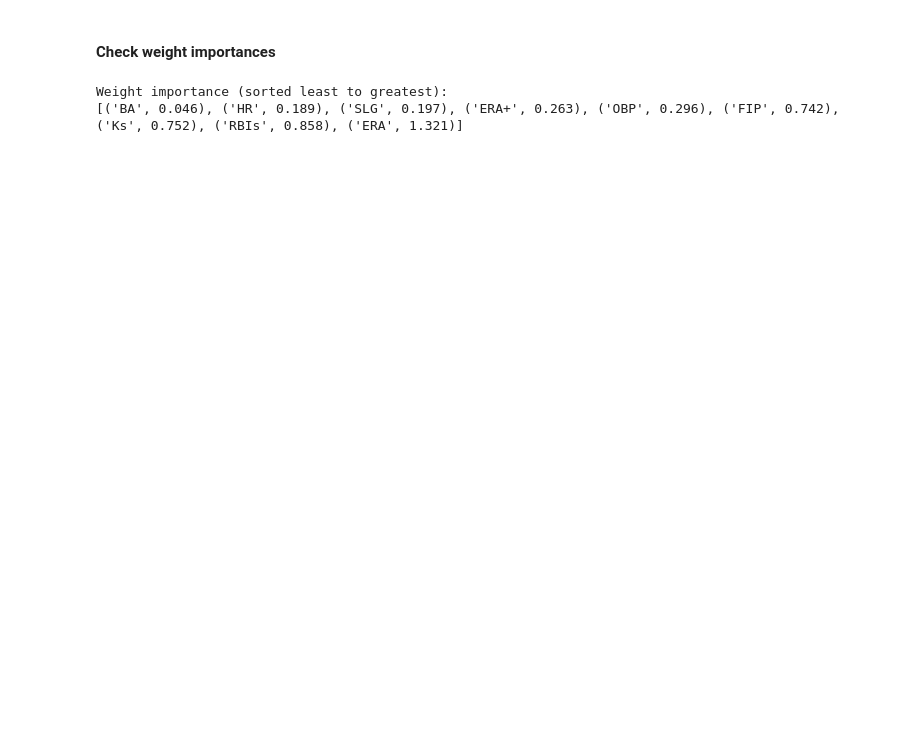
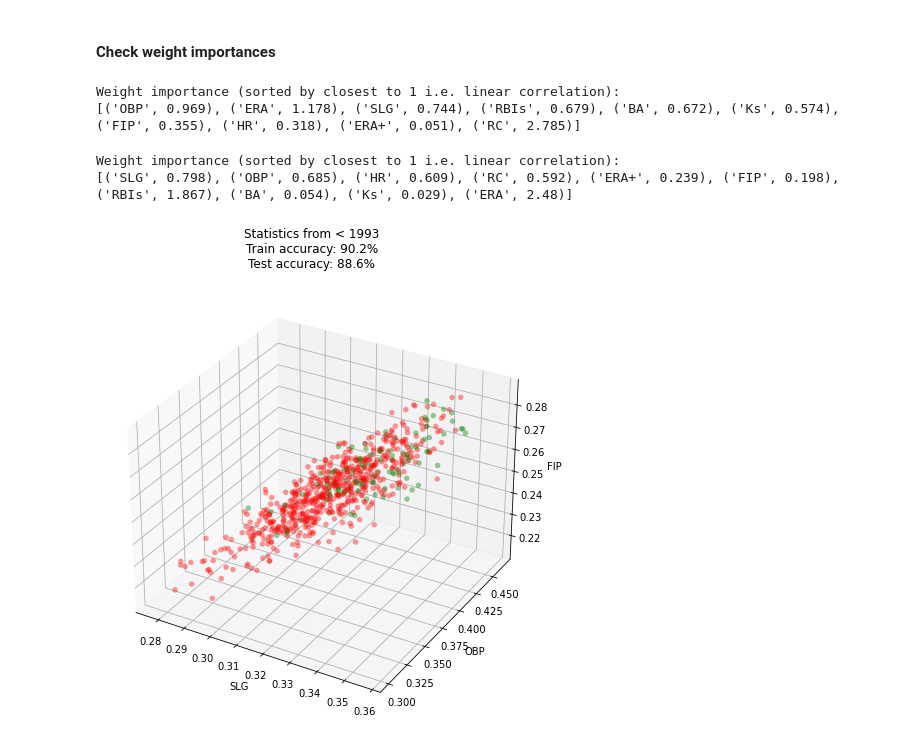
Before and after one commit to rohannakra/Moneyball-Data-Analysis, a Jupyter notebook: all_stats_simulation.ipynb, the cells around one changed output. Cells and saved outputs as stored; diff of their text form; code cells hidden in the pictures; blank space fills up the shorter version.

```diff
--- a/all_stats_simulation.ipynb
+++ b/all_stats_simulation.ipynb
@@ -103,14 +105,19 @@ Testing Accuracy: 72.83%
 # %% [markdown]
 #### Check weight importances
-# %%
-weights = model.coef_[0]
-features = ['OBP', 'SLG', 'BA', 'ERA', 'ERA+', 'FIP', 'Ks', 'HR', 'RBIs']
-
-features_plus_weights = [(feature, abs(round(weight, 3))) for feature, weight in zip(features, weights)]
-features_plus_weights = sorted(features_plus_weights, key=lambda i: i[1])
-
-print('\nWeight importance (sorted least to greatest):')
-print(features_plus_weights)
-# %% [output]
-Weight importance (sorted least to greatest):
-[('BA', 0.046), ('HR', 0.189), ('SLG', 0.197), ('ERA+', 0.263), ('OBP', 0.296), ('FIP', 0.742), ('Ks', 0.752), ('RBIs', 0.858), ('ERA', 1.321)]
+# %%
+def get_variable_weights(weights, feautres):
+    weights = [abs(round(weight, 3)) for weight in weights]
+    features_plus_weights = [(feature,  weight) for feature, weight in zip(features, weights)]
+    features_plus_weights = sorted(features_plus_weights, key=lambda i: abs(i[1]-1))
+
+    print('\nWeight importance (sorted by closest to 1 i.e. linear correlation):')
+    print(features_plus_weights)
+
+
+weights = model.coef_[0]
+features = ['OBP', 'SLG', 'BA', 'ERA', 'ERA+', 'FIP', 'Ks', 'HR', 'RBIs', 'RC']
+
+get_variable_weights(weights, features)
+# %% [output]
+Weight importance (sorted by closest to 1 i.e. linear correlation):
+[('OBP', 0.969), ('ERA', 1.178), ('SLG', 0.744), ('RBIs', 0.679), ('BA', 0.672), ('Ks', 0.574), ('FIP', 0.355), ('HR', 0.318), ('ERA+', 0.051), ('RC', 2.785)]
@@ -116,0 +168,6 @@ Weight importance (sorted least to greatest):
+# %%
+time_period_test(1993, '<')
+# %% [output]
+Weight importance (sorted by closest to 1 i.e. linear correlation):
+[('SLG', 0.798), ('OBP', 0.685), ('HR', 0.609), ('RC', 0.592), ('ERA+', 0.239), ('FIP', 0.198), ('RBIs', 1.867), ('BA', 0.054), ('Ks', 0.029), ('ERA', 2.48)]
+[figure, added]
```
Also changed, not shown: parts of 6 cells of this notebook, 5 other files.
